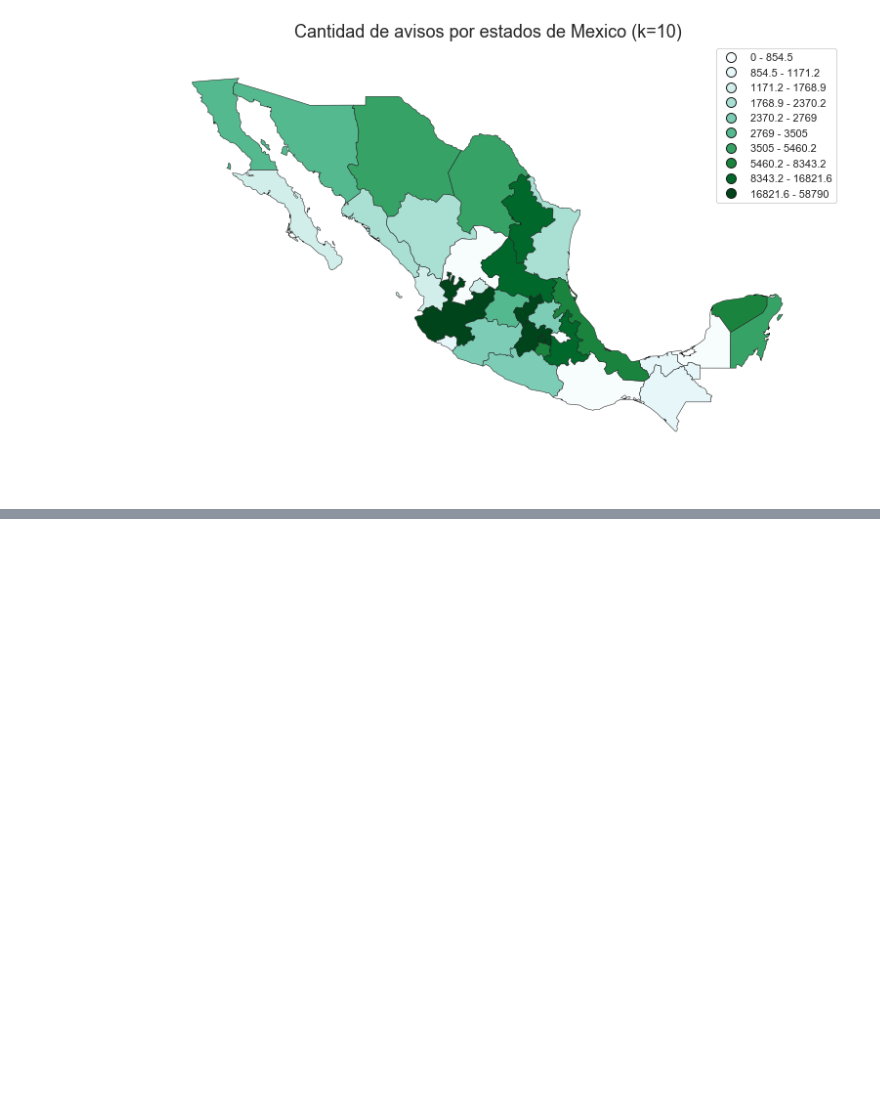
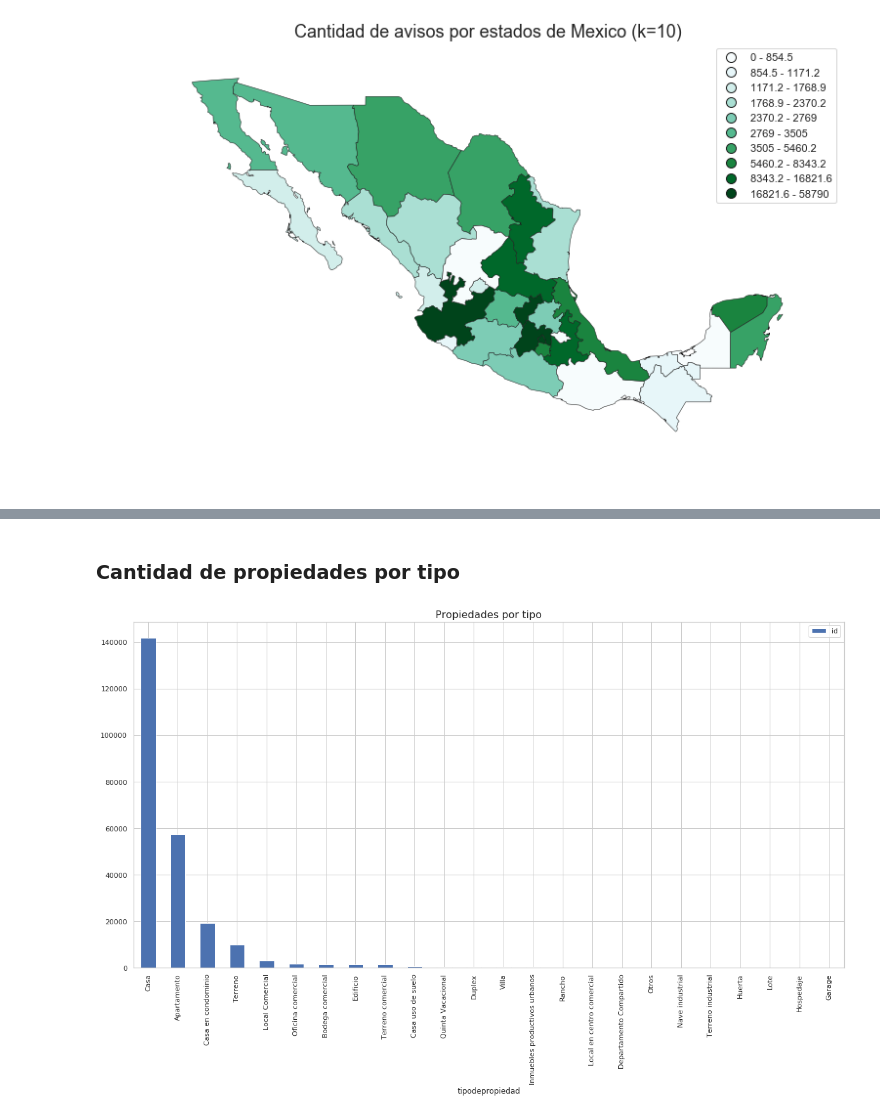
Before and after one commit to alepenaa94/Datos1-2C-2019, a Jupyter notebook: DATOS.ipynb, the cells around one changed output, grey strips where cells are left out. Saved outputs shown, nothing was run; the diff lists cells and outputs as text; code cells hidden in the pictures; blank space fills up the shorter version.

Commit message:
Agrego conversion de tipo de datos y grafico de cantidad de propiedades por tipo de propiedad

```diff
--- a/DATOS.ipynb
+++ b/DATOS.ipynb
@@ -20,7 +20,7 @@ plt.style.use('default')
 
 sns.set(style="whitegrid")
 # %%
-df = pd.read_csv('Data/train.csv')
+df = pd.read_csv('Data/train.csv',parse_dates=['fecha'])
 # %%
 df.head()
 # %% [output]
@@ -246,0 +310,17 @@ fig.set_title('Cantidad de avisos por estados de Mexico (k=10)', fontsize=18);
+# %%
+#Por ahora -1 para reemplazar los NaN y poder utilizar un tipo de dato adecuado
+df['tipodepropiedad'] = df['tipodepropiedad'].astype('category')
+df['provincia'] = df['provincia'].astype('category')
+df['antiguedad'] = df['antiguedad'].fillna(-1).astype(np.int16)
+df['habitaciones'] = df['habitaciones'].fillna(-1).astype(np.int8)
+df['garages'] = df['garages'].fillna(-1).astype(np.int8)
+df['banos'] = df['banos'].fillna(-1).astype(np.int8)
+df['metroscubiertos'] = df['metroscubiertos'].fillna(-1).astype(np.int32)
+df['metrostotales'] = df['metrostotales'].fillna(-1).astype(np.int32)
+df['lat'] = df['lat'].astype(np.float16)
+df['lng'] = df['lng'].astype(np.float16)
+df['gimnasio'] = df['gimnasio'].astype(np.bool)
+df['piscina'] = df['piscina'].astype(np.bool)
+df['usosmultiples'] = df['usosmultiples'].astype(np.bool)
+df['escuelascercanas'] = df['escuelascercanas'].astype(np.bool)
+df['centroscomercialescercanos'] = df['centroscomercialescercanos'].astype(np.bool)
@@ -246,0 +347,7 @@ fig.set_title('Cantidad de avisos por estados de Mexico (k=10)', fontsize=18);
+# %% [markdown]
+### Cantidad de propiedades por tipo
+# %%
+df.groupby('tipodepropiedad').agg({'id':'count'}).sort_values(by=['id'], ascending=False).plot.bar(figsize=(20,10))\
+.set_title("Propiedades por tipo", fontsize=16);
+# %% [output]
+[figure, added]
```
Also changed, not shown: parts of 8 cells of this notebook.
